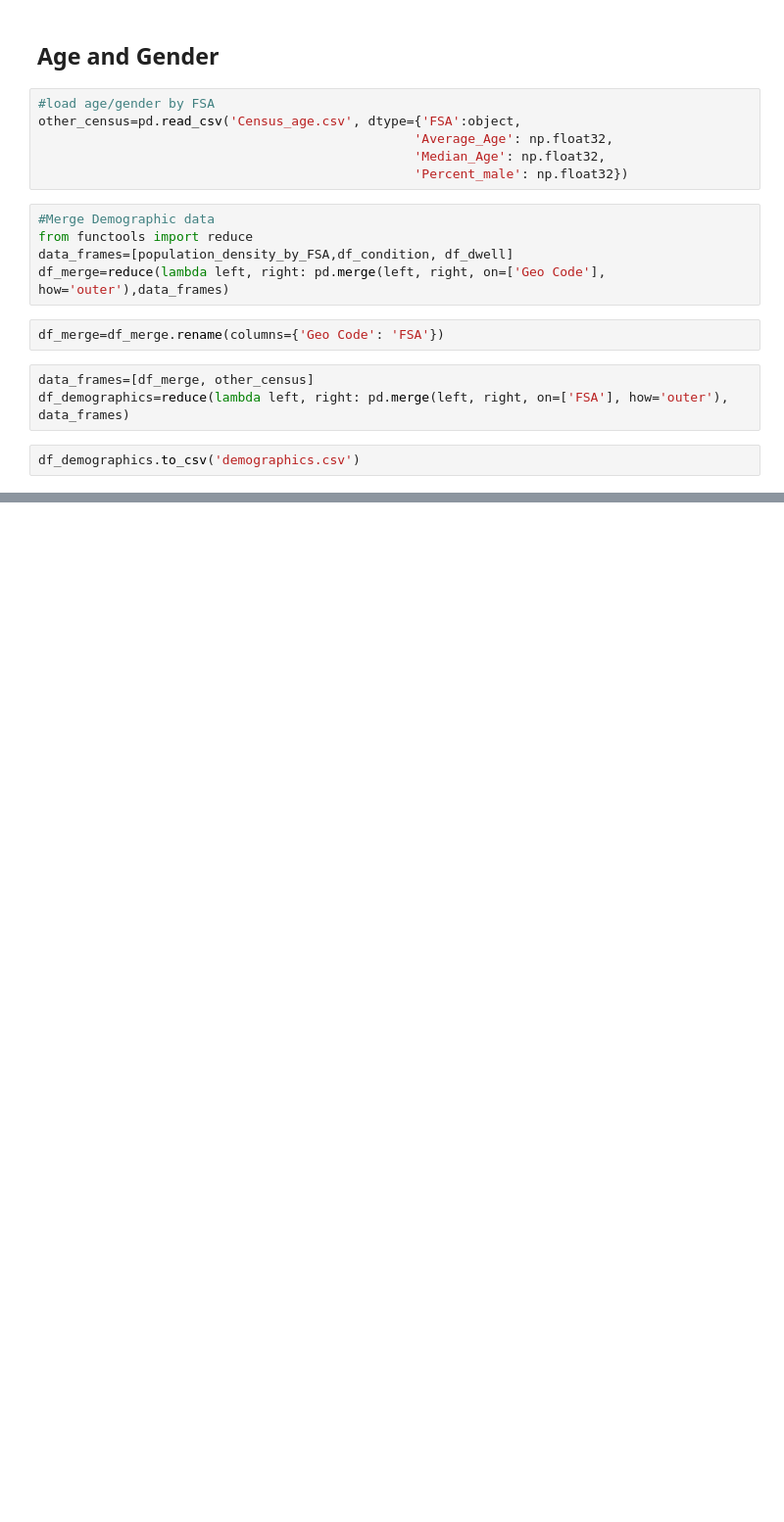
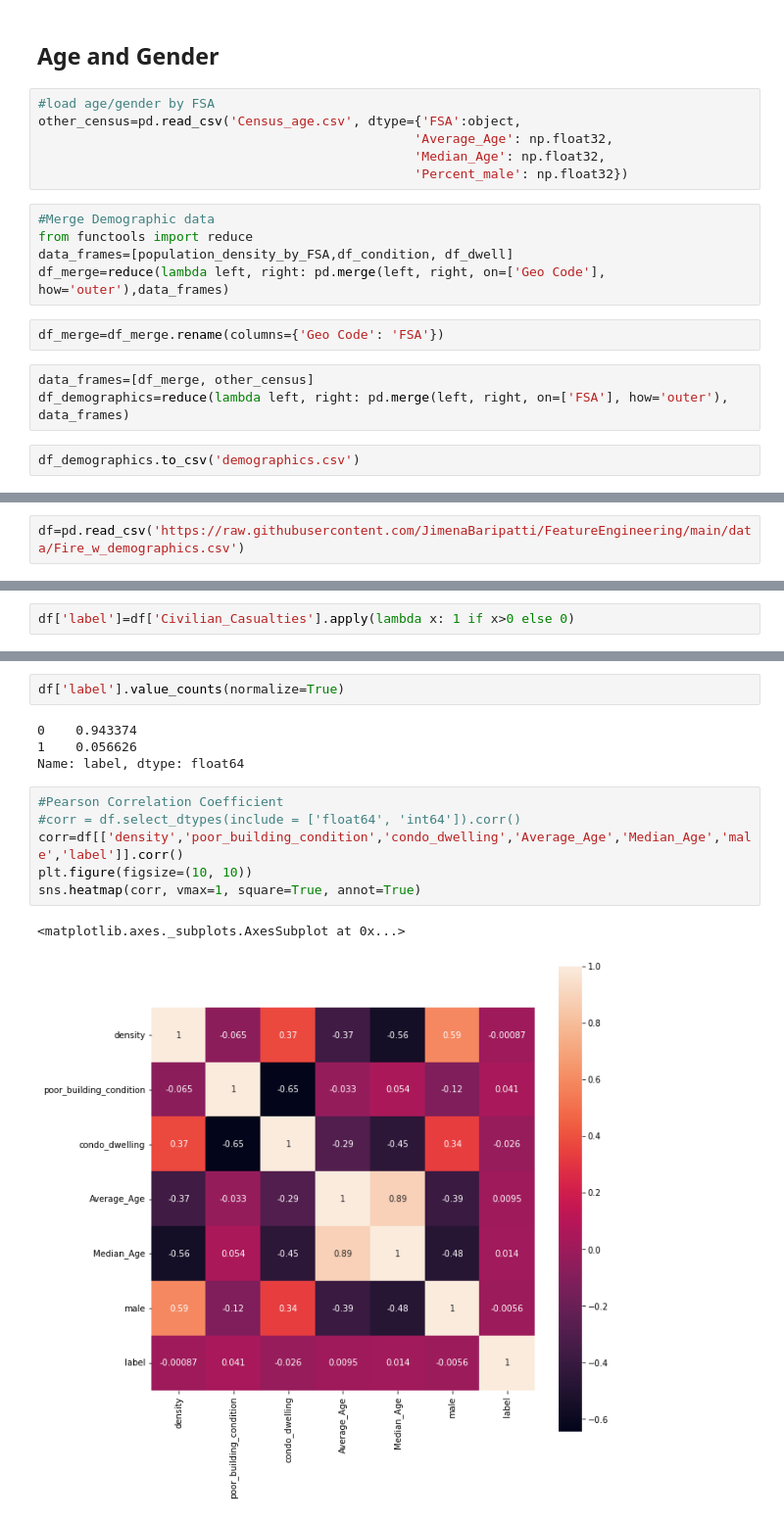
Before and after one commit to JimenaBaripatti/FeatureEngineering, a Jupyter notebook: Fire_FSA_and_demographic_.ipynb, the cells around one changed output, grey strips where cells are left out. Shown at 98% size. Saved outputs shown, nothing was run; the diff lists cells and outputs as text; blank space fills up the shorter version.

```diff
--- a/Fire_FSA_and_demographic_.ipynb
+++ b/Fire_FSA_and_demographic_.ipynb
@@ -295,0 +431,2 @@ df_demographics.to_csv('demographics.csv')
+# %%
+df=pd.read_csv('https://raw.githubusercontent.com/JimenaBaripatti/FeatureEngineering/main/data/Fire_w_demographics.csv')
@@ -295,0 +439,2 @@ df_demographics.to_csv('demographics.csv')
+# %%
+df['label']=df['Civilian_Casualties'].apply(lambda x: 1 if x>0 else 0)
@@ -295,0 +461,15 @@ df_demographics.to_csv('demographics.csv')
+# %%
+df['label'].value_counts(normalize=True)
+# %% [output]
+0    0.943374
+1    0.056626
+Name: label, dtype: float64
+# %%
+#Pearson Correlation Coefficient
+#corr = df.select_dtypes(include = ['float64', 'int64']).corr()
+corr=df[['density','poor_building_condition','condo_dwelling','Average_Age','Median_Age','male','label']].corr()
+plt.figure(figsize=(10, 10))
+sns.heatmap(corr, vmax=1, square=True, annot=True)
+# %% [output]
+<matplotlib.axes._subplots.AxesSubplot at 0x...>
+[figure, added]
```
Also changed, not shown: parts of 53 cells of this notebook.
